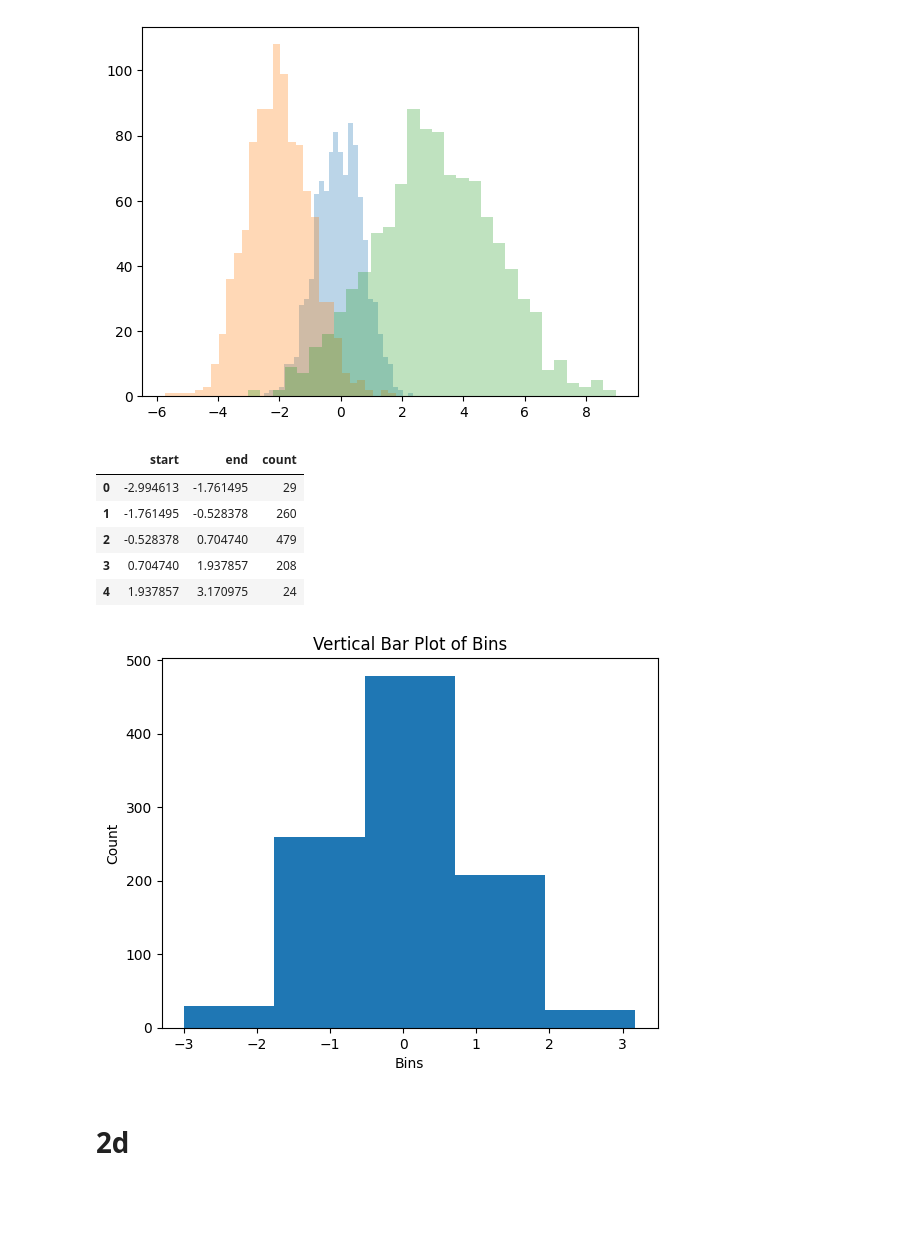
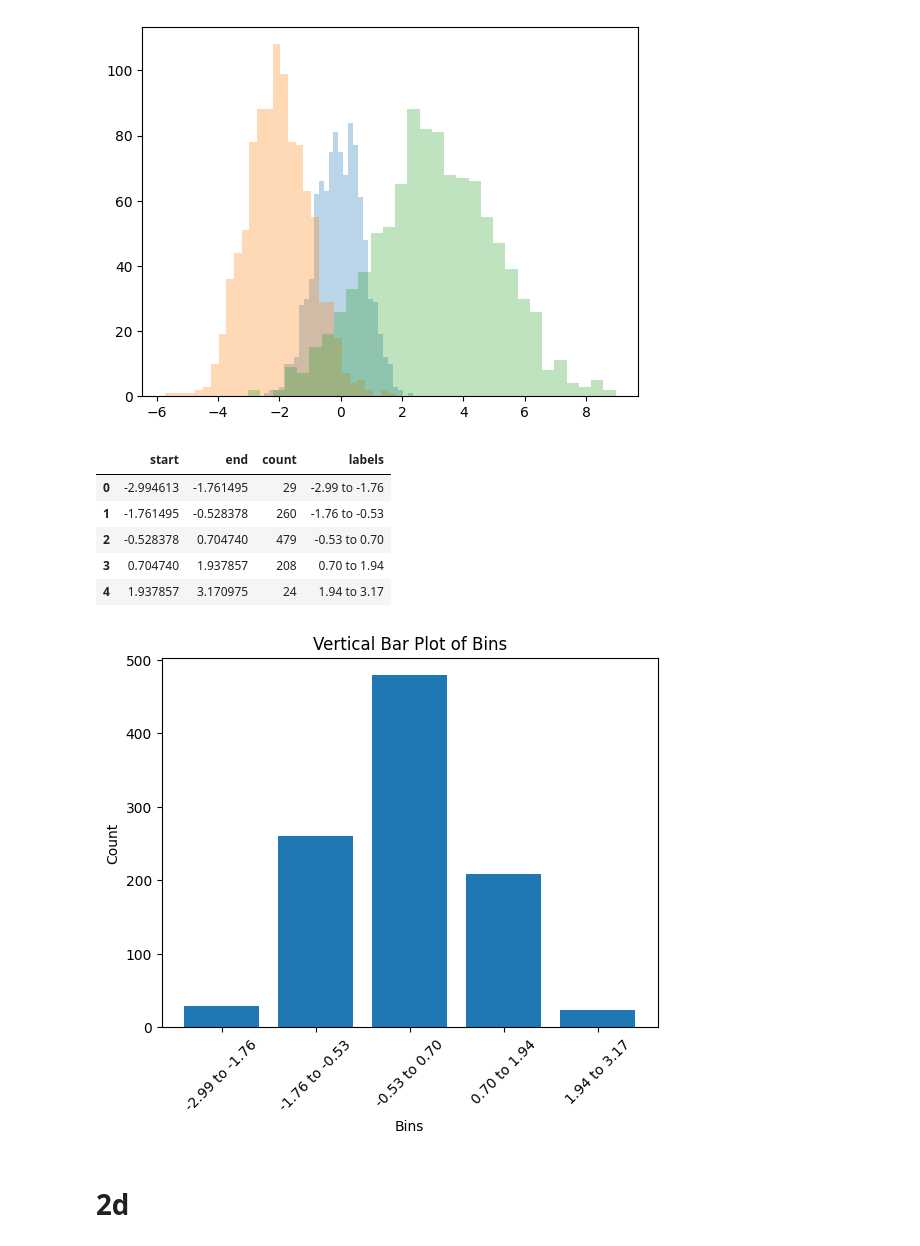
Before and after one commit to 0xdomyz/python_collection, a Jupyter notebook: plot/matplotlib_tute/histo.ipynb, the cells around one changed output. Saved outputs shown, nothing was run; the diff lists cells and outputs as text; code cells hidden in the pictures; blank space fills up the shorter version.

Commit message:
udpate histo

```diff
--- a/plot/matplotlib_tute/histo.ipynb
+++ b/plot/matplotlib_tute/histo.ipynb
@@ -60,22 +60,24 @@ bin_starts = bin_edges[:-1]
 bin_ends = bin_edges[1:]
 import pandas as pd
 df = pd.DataFrame({'start': bin_starts, 'end': bin_ends, 'count': counts})
+df["labels"] = df.apply(lambda row: f'{row.start:.2f} to {row.end:.2f}', axis=1)
 df
 # %% [output]
-|  | start | end | count |
-| 0 | -2.994613 | -1.761495 | 29 |
-| 1 | -1.761495 | -0.528378 | 260 |
-| 2 | -0.528378 | 0.704740 | 479 |
-| 3 | 0.704740 | 1.937857 | 208 |
-| 4 | 1.937857 | 3.170975 | 24 |
+|  | start | end | count | labels |
+| 0 | -2.994613 | -1.761495 | 29 | -2.99 to -1.76 |
+| 1 | -1.761495 | -0.528378 | 260 | -1.76 to -0.53 |
+| 2 | -0.528378 | 0.704740 | 479 | -0.53 to 0.70 |
+| 3 | 0.704740 | 1.937857 | 208 | 0.70 to 1.94 |
+| 4 | 1.937857 | 3.170975 | 24 | 1.94 to 3.17 |
 # %%
-plt.bar(df['start'], df['count'], width=df['end'] - df['start'], align='edge')
+plt.bar(df['labels'], df['count'])
+plt.xticks(rotation=45)
 plt.xlabel('Bins')
 plt.ylabel('Count')
 plt.title('Vertical Bar Plot of Bins')
 plt.show()
 # %% [output]
-[figure, old version]
+[figure, new version]
 # %% [markdown]
 # 2d
 # %%
```
